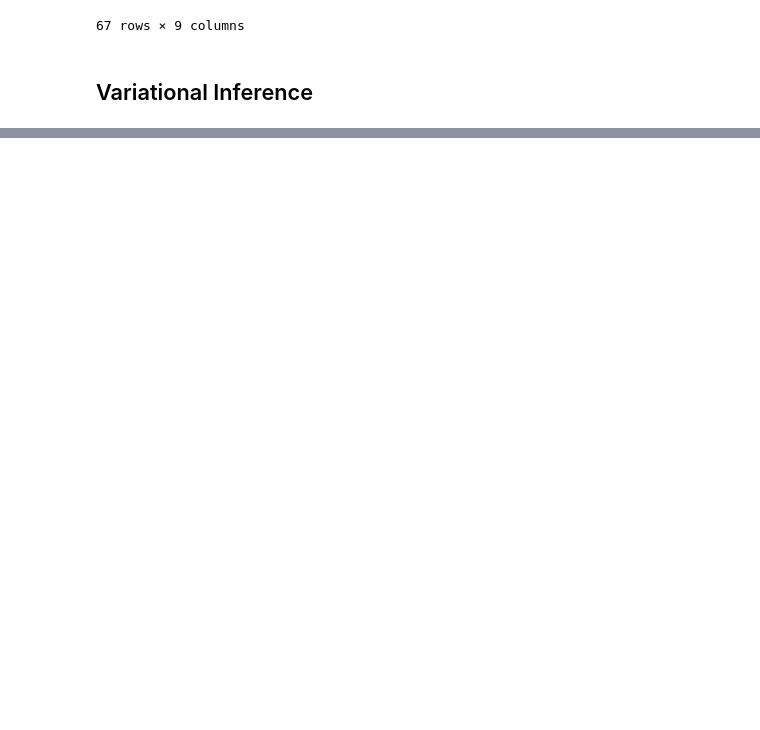
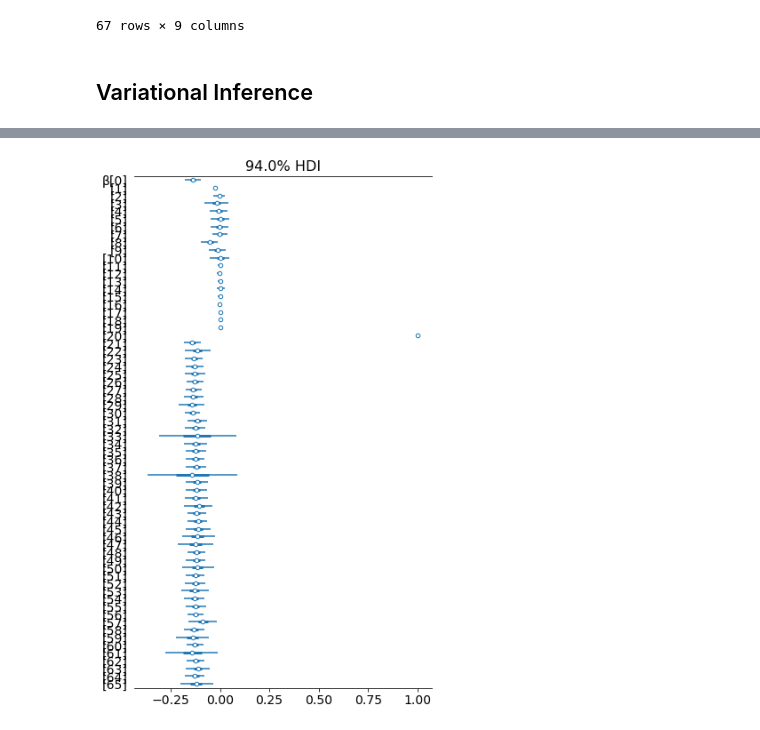
Before and after one commit to willtenpas/DS6040, a Jupyter notebook: Bayes Project.ipynb, the cells around one changed output, grey strips where cells are left out. Saved outputs shown, nothing was run; the diff lists cells and outputs as text; code cells hidden in the pictures; blank space fills up the shorter version.

```diff
--- a/Bayes Project.ipynb
+++ b/Bayes Project.ipynb
@@ -456,0 +530,6 @@ g.render()
+# %%
+grade_advi_trace = advi_fit.sample(5000)
+with grade_model:
+    az.plot_forest(grade_advi_trace, var_names=['β'])
+# %% [output]
+[figure, added]
```
Also changed, not shown: parts of 19 cells of this notebook, 2 other files.
